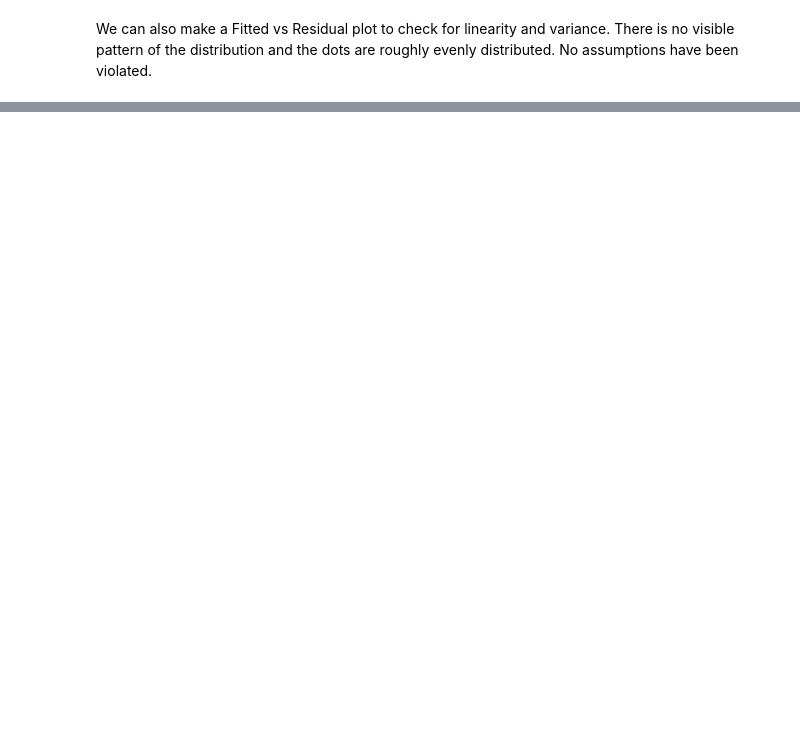
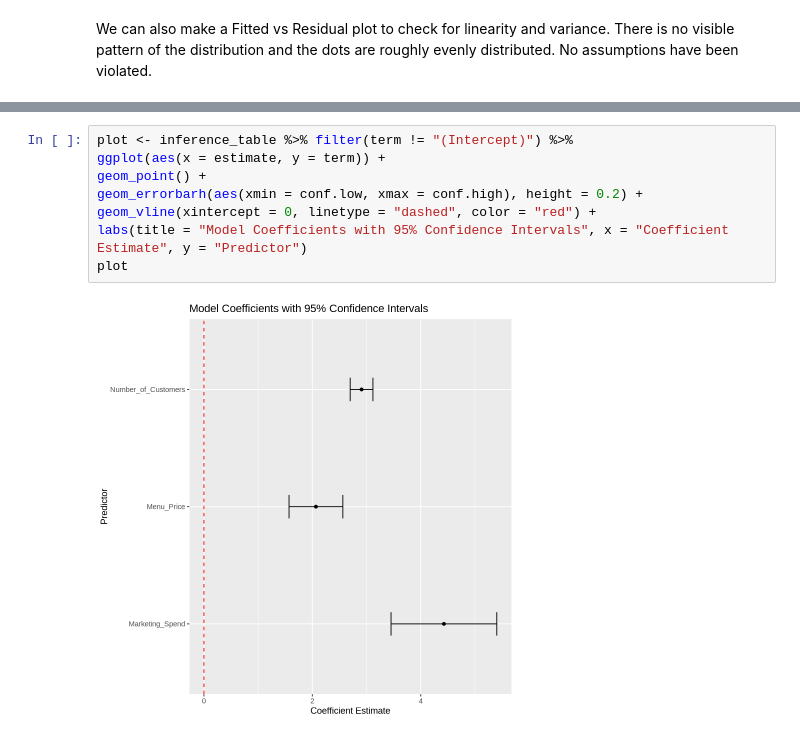
Before and after one commit to he06767676/stat-301-final-project, a Jupyter notebook: Final Project.ipynb, the cells around one changed output, grey strips where cells are left out. Saved outputs shown, nothing was run; the diff lists cells and outputs as text; blank space fills up the shorter version.

Commit message:
final plot

```diff
--- a/Final Project.ipynb
+++ b/Final Project.ipynb
@@ -210,0 +216,9 @@ inference_table
+# %%
+plot <- inference_table %>% filter(term != "(Intercept)") %>%
+ggplot(aes(x = estimate, y = term)) +
+geom_point() +
+geom_errorbarh(aes(xmin = conf.low, xmax = conf.high), height = 0.2) + geom_vline(xintercept = 0, linetype = "dashed", color = "red") +
+labs(title = "Model Coefficients with 95% Confidence Intervals", x = "Coefficient Estimate", y = "Predictor")
+plot
+# %% [output]
+[figure, added]
```
Also changed, not shown: parts of 5 cells of this notebook.
